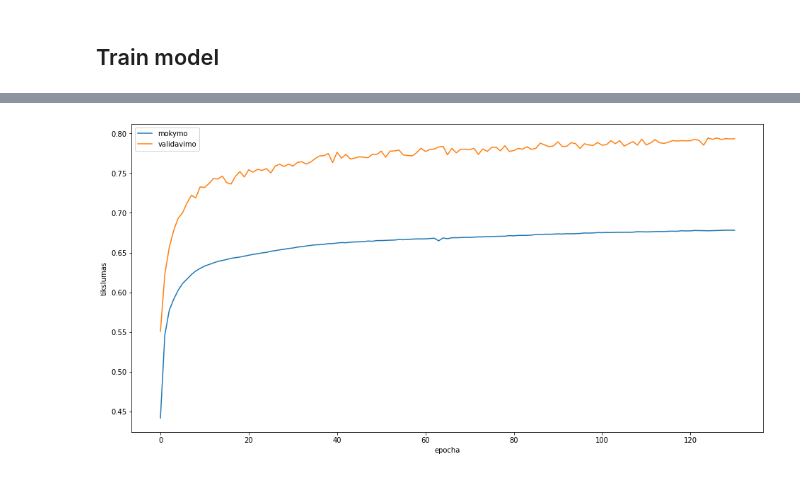
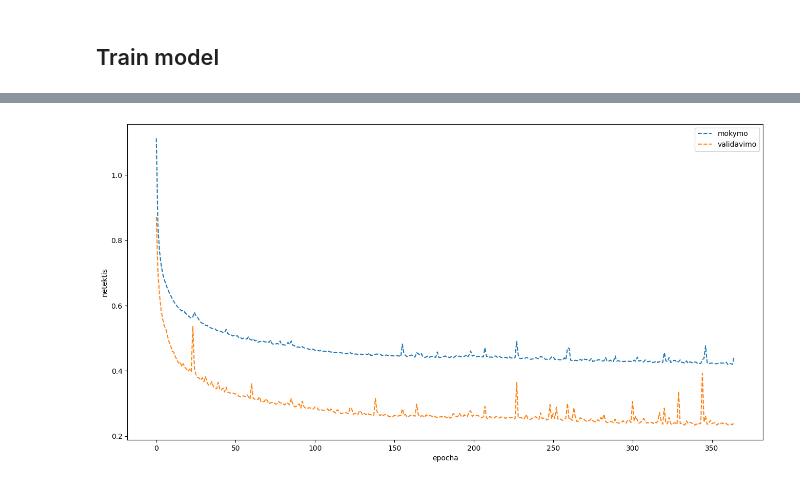
Before and after one commit to Covid-genetikai/seq2seq, a Jupyter notebook: notebooks/13-ncbi-gru-att-batch-training.ipynb, the cells around one changed output, grey strips where cells are left out. Drawn from its saved outputs; the diff is of its cells as text; code cells hidden in the pictures.

Commit message:
Added model, history

```diff
--- a/notebooks/13-ncbi-gru-att-batch-training.ipynb
+++ b/notebooks/13-ncbi-gru-att-batch-training.ipynb
@@ -84,9 +138,9 @@ n_splits
 # %% [output]
 93
 # %%
-input_train = Input(shape=(X_data.shape[1], X_data.shape[2]))
-input_rand_rate = Input(shape=())
-output_train = Input(shape=(Y_data.shape[1], Y_data.shape[2]))
+input_train = Input(name='parent_input', shape=(X_data.shape[1], X_data.shape[2]))
+input_rand_rate = Input(name='random_input', shape=())
+output_train = Input(name='child_input', shape=(Y_data.shape[1], Y_data.shape[2]))
 
 print(input_train)
 print(input_rand_rate)
@@ -188,7 +250,7 @@ keras.utils.plot_model(model, to_file = 'model_plot.png', show_shapes = True, sh
 ## Train model
 # %%
 batch_size = 64      # Batch size for training.
-patience = 10        # Patience for EarlyStop
+patience = 25        # Patience for EarlyStop
 epochs = 500         # Number of epochs to train for.
 rand_rate = np.full((len(X_data)), 0.05)
 # %%
@@ -198,6 +260,8 @@ history = model.fit([ X_data, rand_rate ], Y_data,
                     epochs = epochs, verbose = 1, callbacks = [ es ],
                     batch_size = batch_size)
 
+hist = history.history
+
 # train_mae = history.history['accuracy']
 # valid_mae = history.history['val_accuracy']
 # %% [output]
@@ -221,9 +325,9 @@ Epoch 131/500
 # %%
-plt.plot(history.history['accuracy'], label = 'mokymo')
-plt.plot(history.history['val_accuracy'], label = 'validavimo')
-plt.ylabel('tikslumas')
+plt.plot(hist['loss'], '--', label = 'mokymo')
+plt.plot(hist['val_loss'], '--', label = 'validavimo')
+plt.ylabel('netektis')
 plt.xlabel('epocha')
 plt.legend()
 plt.show()
 # %% [output]
-[figure, old version]
+[figure, new version]
```
Also changed, not shown: parts of 23 cells of this notebook, 10 other files.
